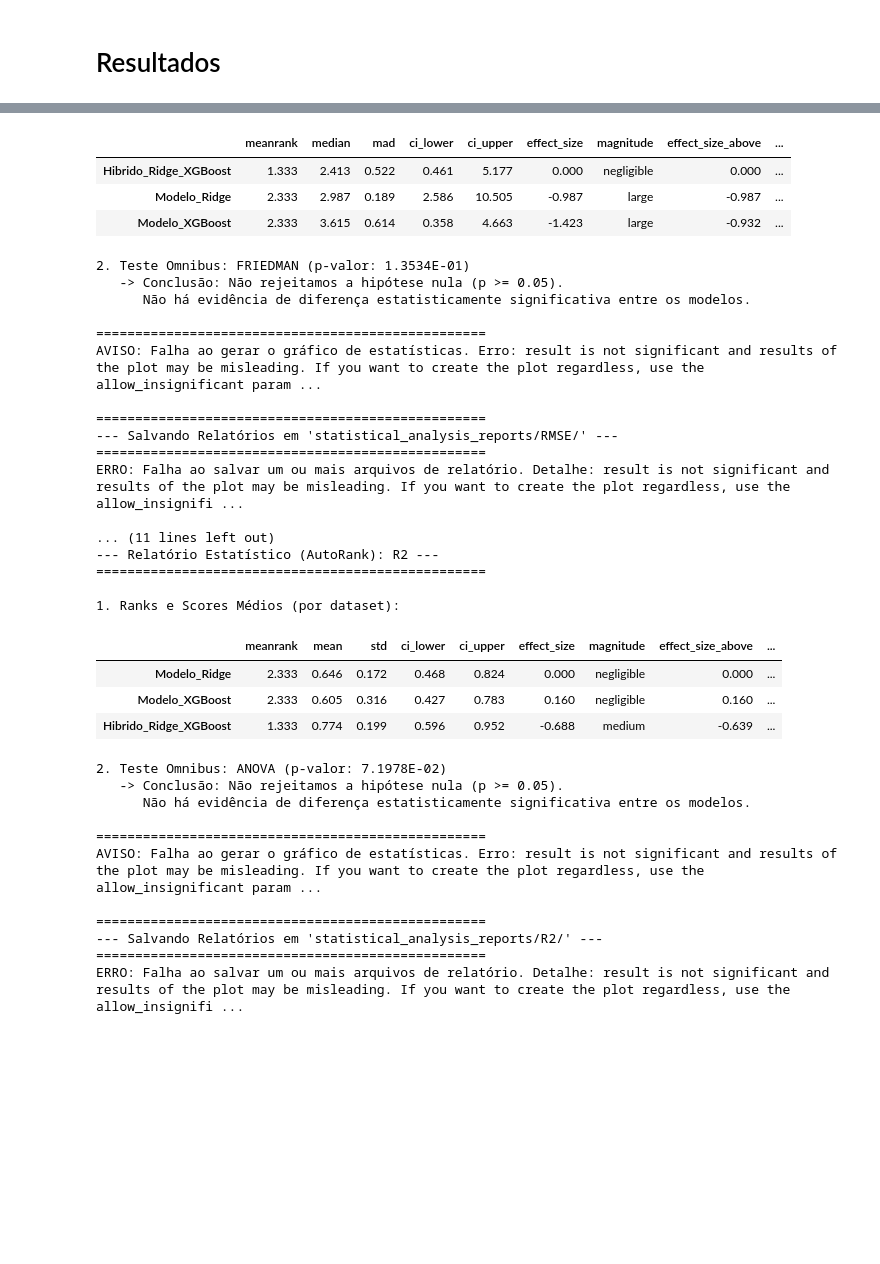
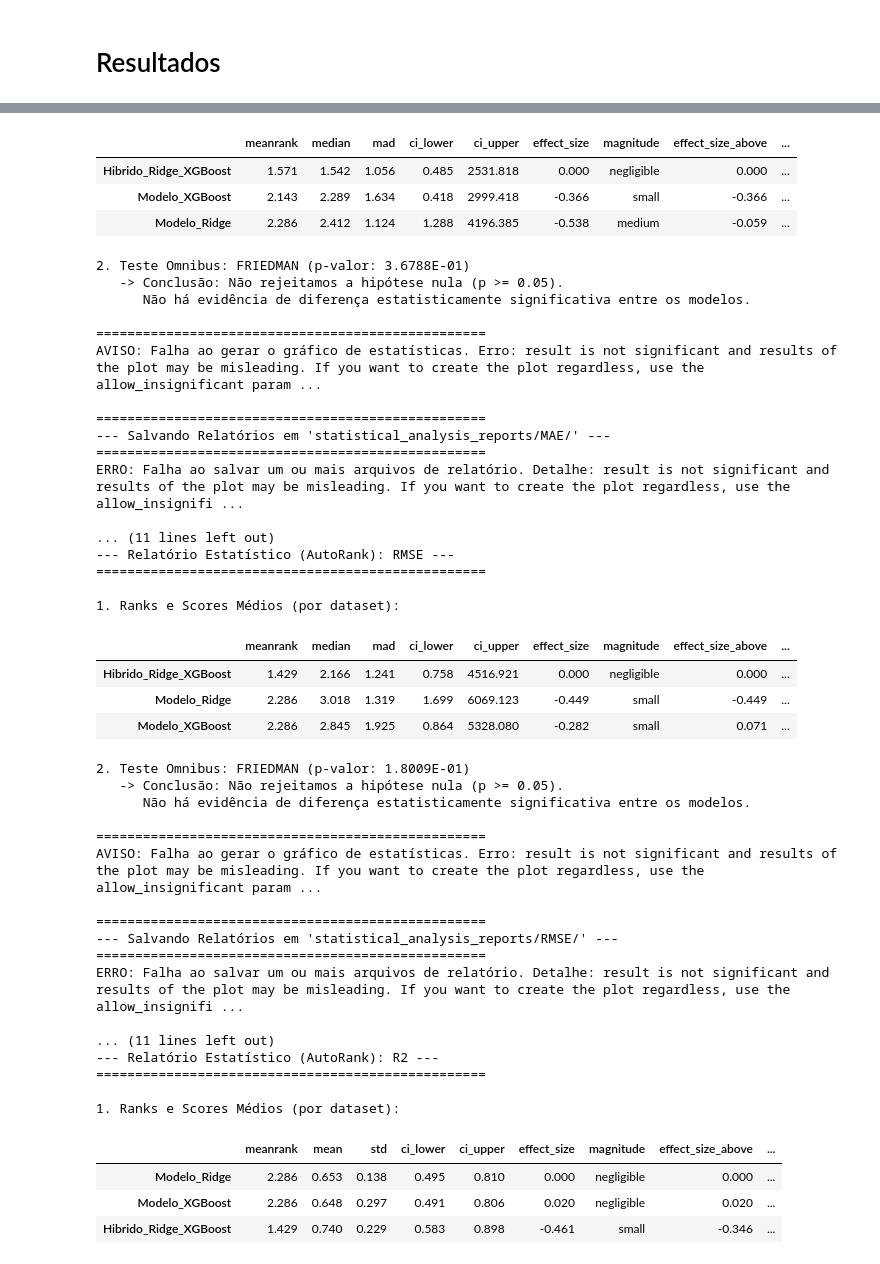
Before and after one commit to LucasHenrique-dev/RECPAD-2025.2, a Jupyter notebook: RECPAD_modelo_Linear_Nao_Linear.ipynb, the cells around one changed output, grey strips where cells are left out. Saved outputs shown, nothing was run; the diff lists cells and outputs as text; code cells hidden in the pictures; blank space fills up the shorter version.

```diff
--- a/RECPAD_modelo_Linear_Nao_Linear.ipynb
+++ b/RECPAD_modelo_Linear_Nao_Linear.ipynb
@@ -64,8 +65,8 @@ sns.set_theme(style="whitegrid")
 warnings.filterwarnings("ignore", category=FutureWarning)
 
 OUT_DIR = 'resultados_pesquisa'
-N_OUTER_FOLDS = 5
-N_INNER_ITERATIONS = 40 # RandomizedSearch
+N_OUTER_FOLDS = 3 # Número de testes por base de dados
+N_INNER_ITERATIONS = 3 # RandomizedSearch
 STATS_DIR = "statistical_analysis_reports"
 
 TEST_SIZE = 0.3
@@ -730,7 +983,18 @@ def summarize_and_save_results(all_results_list, summary_results_list, out_dir='
 
     # --- Exibição no Colab ---
 
-    # 1. Tabela Pivotada de RMSE (Média)
+    # 1. Tabela Pivotada de MAE (Média)
+    display(HTML("<h2>Resultados do Teste de Hipótese (MAE Médio)</h2>"))
+    df_pivot_mae = df_all_overview.pivot(
+        index='dataset',
+        columns='experiment',
+        values='summary_mean_MAE'
+    ).sort_index()
+
+    # Destaca o menor MAE (melhor) por linha (dataset)
+    display(df_pivot_mae.style.format("{:.4f}").highlight_min(axis=1, props='background-color: lightgreen; color: black;'))
+
+    # 2. Tabela Pivotada de RMSE (Média)
     display(HTML("<h2>Resultados do Teste de Hipótese (RMSE Médio)</h2>"))
     df_pivot_rmse = df_all_overview.pivot(
         index='dataset',
@@ -741,7 +1005,7 @@ def summarize_and_save_results(all_results_list, summary_results_list, out_dir='
     # Destaca o menor RMSE (melhor) por linha (dataset)
     display(df_pivot_rmse.style.format("{:.4f}").highlight_min(axis=1, props='background-color: lightgreen; color: black;'))
 
-    # 2. Tabela Pivotada de R² (Média)
+    # 3. Tabela Pivotada de R² (Média)
     display(HTML("<h2>Resultados do Teste de Hipótese (R² Médio)</h2>"))
     df_pivot_r2 = df_summary_metrics.pivot(
         index='dataset',
@@ -752,7 +1016,7 @@ def summarize_and_save_results(all_results_list, summary_results_list, out_dir='
     # Destaca o maior R² (melhor) por linha (dataset)
     display(df_pivot_r2.style.format("{:.4f}").highlight_max(axis=1, props='background-color: lightgreen; color: black;'))
 
-    # 3. Tabela Completa de Métricas
+    # 4. Tabela Completa de Métricas
     display(HTML("<h3>Sumário Completo de Métricas (Valores Médios)</h3>"))
     display(df_summary_metrics.sort_values(by=['dataset', 'experiment']).set_index(['dataset', 'experiment']).style.format("{:.4f}"))
 
@@ -836,7 +1113,18 @@ Tempo de Execução (segundos)
 if 'df_summary' in locals() and df_summary is not None:
     print(f"Iniciando análise estatística. Resultados serão salvos em '{STATS_DIR}/'")
 
-    # --- Análise 1: RMSE (Quanto menor, melhor) ---
+    # --- Análise 1: MAE (Quanto menor, melhor) ---
+    analyzer_mae = StatisticalAnalyzer(
+        summary_df=df_summary,
+        metric_to_test='MAE',
+        alpha=0.05,
+        order='ascending' # 'ascending' pois MAE menor é melhor
+    )
+    analyzer_mae.run_and_analyze()
+    analyzer_mae.display_report()
+    analyzer_mae.save_results(output_dir=STATS_DIR)
+
+    # --- Análise 2: RMSE (Quanto menor, melhor) ---
     analyzer_rmse = StatisticalAnalyzer(
         summary_df=df_summary,
         metric_to_test='RMSE',
@@ -847,7 +1135,7 @@ if 'df_summary' in locals() and df_summary is not None:
     analyzer_rmse.display_report()
     analyzer_rmse.save_results(output_dir=STATS_DIR)
 
-    # --- Análise 2: R2 (Quanto maior, melhor) ---
+    # --- Análise 3: R2 (Quanto maior, melhor) ---
     analyzer_r2 = StatisticalAnalyzer(
         summary_df=df_summary,
         metric_to_test='R2',
@@ -878,32 +1166,32 @@ Modelo_XGBoost         2.333333  3.614882   0.61419  0.358073   4.663179
 ==================================================
 
 1. Ranks e Scores Médios (por dataset):
 |  | meanrank | median | mad | ci_lower | ci_upper | effect_size | magnitude | effect_size_above | ... |
-| Hibrido_Ridge_XGBoost | 1.333 | 2.413 | 0.522 | 0.461 | 5.177 | 0.000 | negligible | 0.000 | ... |
-| Modelo_Ridge | 2.333 | 2.987 | 0.189 | 2.586 | 10.505 | -0.987 | large | -0.987 | ... |
-| Modelo_XGBoost | 2.333 | 3.615 | 0.614 | 0.358 | 4.663 | -1.423 | large | -0.932 | ... |
+| Hibrido_Ridge_XGBoost | 1.571 | 1.542 | 1.056 | 0.485 | 2531.818 | 0.000 | negligible | 0.000 | ... |
+| Modelo_XGBoost | 2.143 | 2.289 | 1.634 | 0.418 | 2999.418 | -0.366 | small | -0.366 | ... |
+| Modelo_Ridge | 2.286 | 2.412 | 1.124 | 1.288 | 4196.385 | -0.538 | medium | -0.059 | ... |
-2. Teste Omnibus: FRIEDMAN (p-valor: 1.3534E-01)
+2. Teste Omnibus: FRIEDMAN (p-valor: 3.6788E-01)
    -> Conclusão: Não rejeitamos a hipótese nula (p >= 0.05).
       Não há evidência de diferença estatisticamente significativa entre os modelos.
 
 ==================================================
 AVISO: Falha ao gerar o gráfico de estatísticas. Erro: result is not significant and results of the plot may be misleading. If you want to create the plot regardless, use the allow_insignificant param ...
 
 ==================================================
---- Salvando Relatórios em 'statistical_analysis_reports/RMSE/' ---
+--- Salvando Relatórios em 'statistical_analysis_reports/MAE/' ---
 ==================================================
 ERRO: Falha ao salvar um ou mais arquivos de relatório. Detalhe: result is not significant and results of the plot may be misleading. If you want to create the plot regardless, use the allow_insignifi ...
 
 ... (11 lines left out)
---- Relatório Estatístico (AutoRank): R2 ---
+--- Relatório Estatístico (AutoRank): RMSE ---
 ==================================================
 
 1. Ranks e Scores Médios (por dataset):
-|  | meanrank | mean | std | ci_lower | ci_upper | effect_size | magnitude | effect_size_above | ... |
-| Modelo_Ridge | 2.333 | 0.646 | 0.172 | 0.468 | 0.824 | 0.000 | negligible | 0.000 | ... |
-| Modelo_XGBoost | 2.333 | 0.605 | 0.316 | 0.427 | 0.783 | 0.160 | negligible | 0.160 | ... |
-| Hibrido_Ridge_XGBoost | 1.333 | 0.774 | 0.199 | 0.596 | 0.952 | -0.688 | medium | -0.639 | ... |
+|  | meanrank | median | mad | ci_lower | ci_upper | effect_size | magnitude | effect_size_above | ... |
+| Hibrido_Ridge_XGBoost | 1.429 | 2.166 | 1.241 | 0.758 | 4516.921 | 0.000 | negligible | 0.000 | ... |
+| Modelo_Ridge | 2.286 | 3.018 | 1.319 | 1.699 | 6069.123 | -0.449 | small | -0.449 | ... |
+| Modelo_XGBoost | 2.286 | 2.845 | 1.925 | 0.864 | 5328.080 | -0.282 | small | 0.071 | ... |
-2. Teste Omnibus: ANOVA (p-valor: 7.1978E-02)
+2. Teste Omnibus: FRIEDMAN (p-valor: 1.8009E-01)
    -> Conclusão: Não rejeitamos a hipótese nula (p >= 0.05).
       Não há evidência de diferença estatisticamente significativa entre os modelos.
 
@@ -911,6 +1199,16 @@ ERRO: Falha ao salvar um ou mais arquivos de relatório. Detalhe: result is not
 AVISO: Falha ao gerar o gráfico de estatísticas. Erro: result is not significant and results of the plot may be misleading. If you want to create the plot regardless, use the allow_insignificant param ...
 
 ==================================================
---- Salvando Relatórios em 'statistical_analysis_reports/R2/' ---
+--- Salvando Relatórios em 'statistical_analysis_reports/RMSE/' ---
 ==================================================
 ERRO: Falha ao salvar um ou mais arquivos de relatório. Detalhe: result is not significant and results of the plot may be misleading. If you want to create the plot regardless, use the allow_insignifi ...
+
+... (11 lines left out)
+--- Relatório Estatístico (AutoRank): R2 ---
+==================================================
+
+1. Ranks e Scores Médios (por dataset):
+|  | meanrank | mean | std | ci_lower | ci_upper | effect_size | magnitude | effect_size_above | ... |
+| Modelo_Ridge | 2.286 | 0.653 | 0.138 | 0.495 | 0.810 | 0.000 | negligible | 0.000 | ... |
+| Modelo_XGBoost | 2.286 | 0.648 | 0.297 | 0.491 | 0.806 | 0.020 | negligible | 0.020 | ... |
+| Hibrido_Ridge_XGBoost | 1.429 | 0.740 | 0.229 | 0.583 | 0.898 | -0.461 | small | -0.346 | ... |
```
Also changed, not shown: parts of 15 cells of this notebook.
